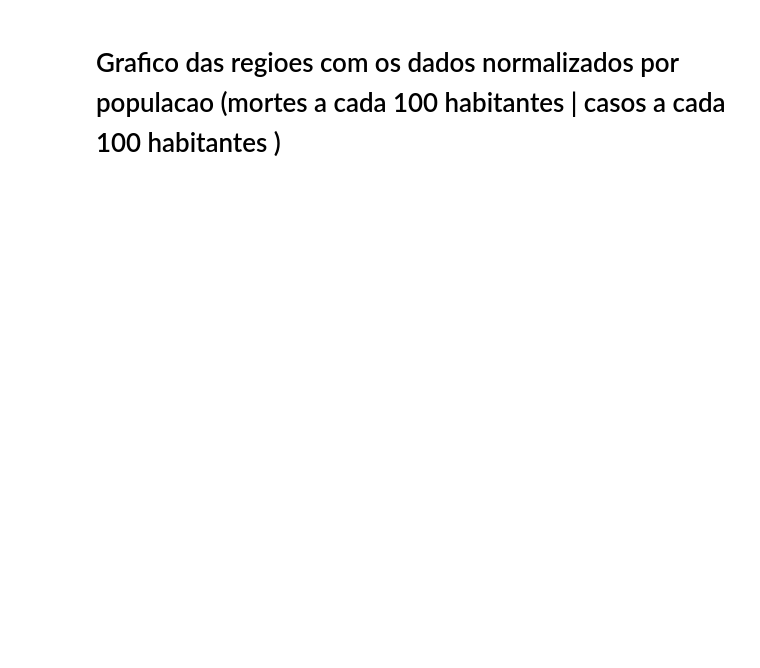
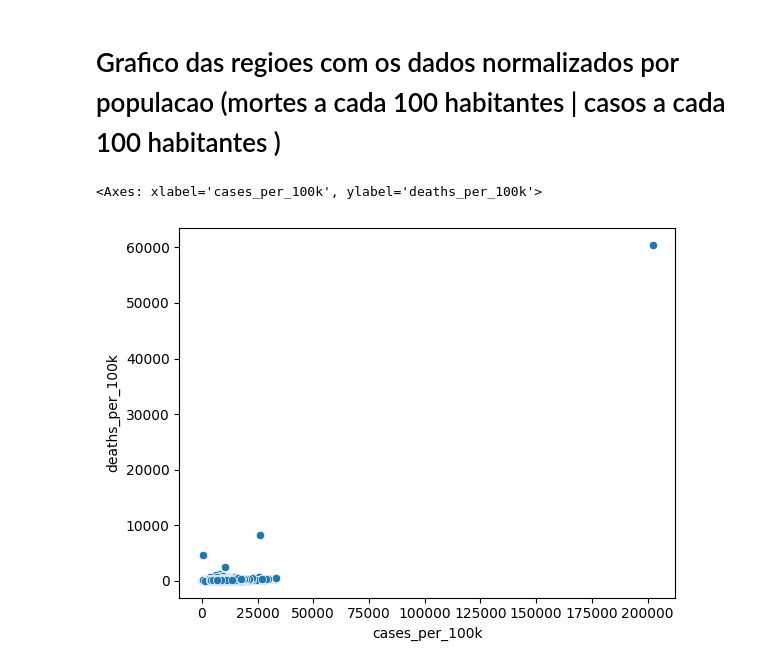
Before and after one commit to levyvix/kaggle_extract, a Jupyter notebook: explore.ipynb, the cells around one changed output. Saved outputs shown, nothing was run; the diff lists cells and outputs as text; code cells hidden in the pictures; blank space fills up the shorter version.

```diff
--- a/explore.ipynb
+++ b/explore.ipynb
@@ -189,2 +189,9 @@ cidades_populacao
 # %% [markdown]
 # Grafico das regioes com os dados normalizados por populacao (mortes a cada 100 habitantes | casos a cada 100 habitantes )
+# %%
+import seaborn as sns
+
+sns.scatterplot(data=cidades_populacao, x="cases_per_100k", y="deaths_per_100k")
+# %% [output]
+<Axes: xlabel='cases_per_100k', ylabel='deaths_per_100k'>
+[figure, added]
```
Also changed, not shown: parts of 2 cells of this notebook.
